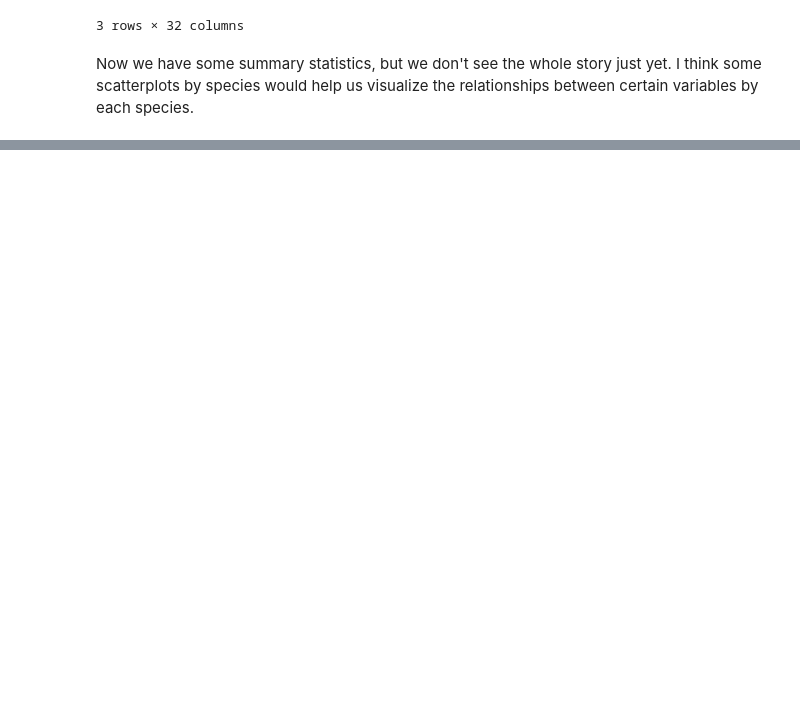
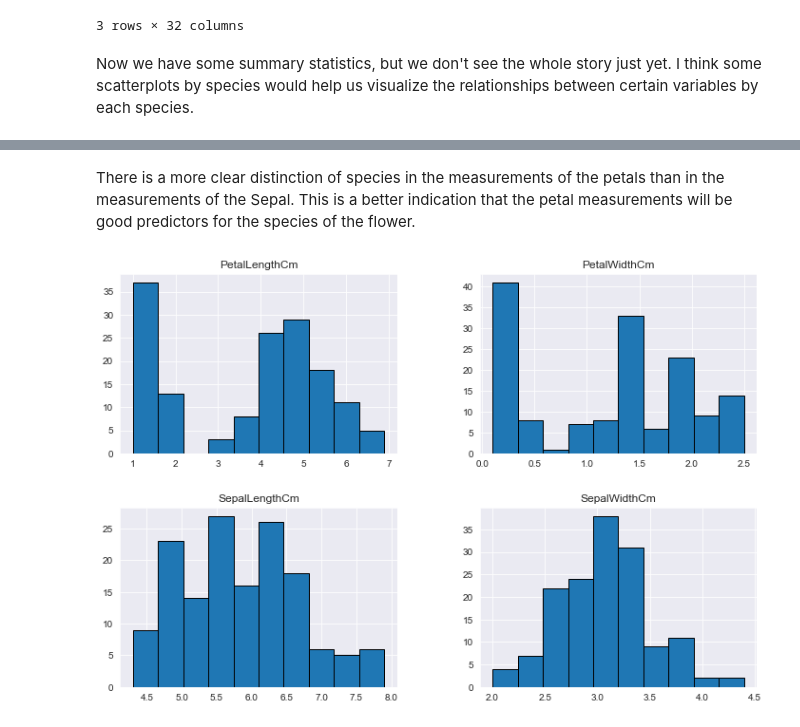
Before and after one commit to erik-bach/iris, a Jupyter notebook: irisML.ipynb, the cells around one changed output, grey strips where cells are left out. Cells and saved outputs as stored; diff of their text form; code cells hidden in the pictures; blank space fills up the shorter version.

Commit message:
added some graphs, made some progress

```diff
--- a/irisML.ipynb
+++ b/irisML.ipynb
@@ -81,0 +82,9 @@ plt.show()
+# %% [markdown]
+There is a more clear distinction of species in the measurements of the petals than in the measurements of the Sepal. This is a better indication that the petal measurements will be good predictors for the species of the flower.
+# %%
+iris.hist(edgecolor = "black", linewidth = 1)
+fig = plt.gcf()
+fig.set_size_inches(12, 8)
+plt.show()
+# %% [output]
+[figure, added]
```
Also changed, not shown: parts of 4 cells of this notebook.
